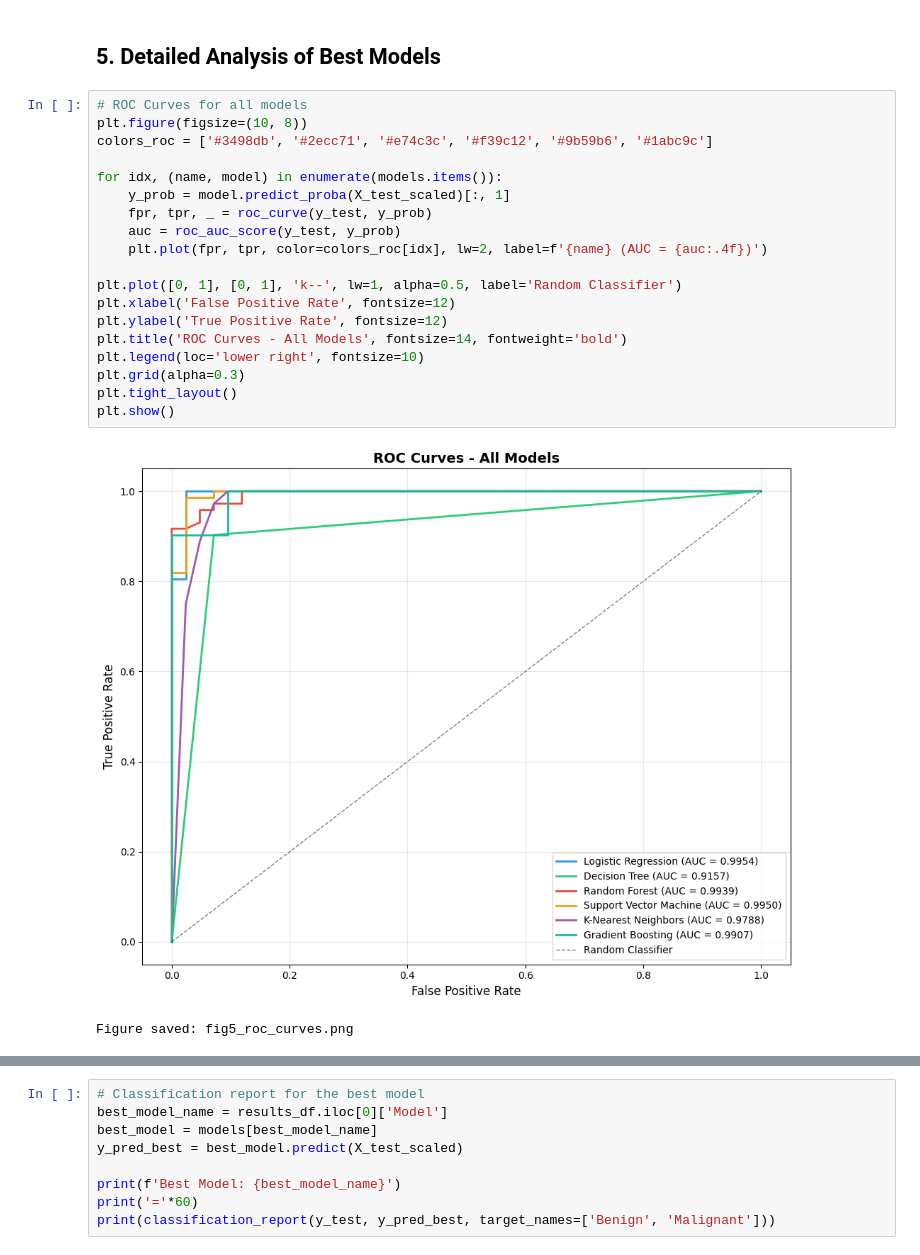
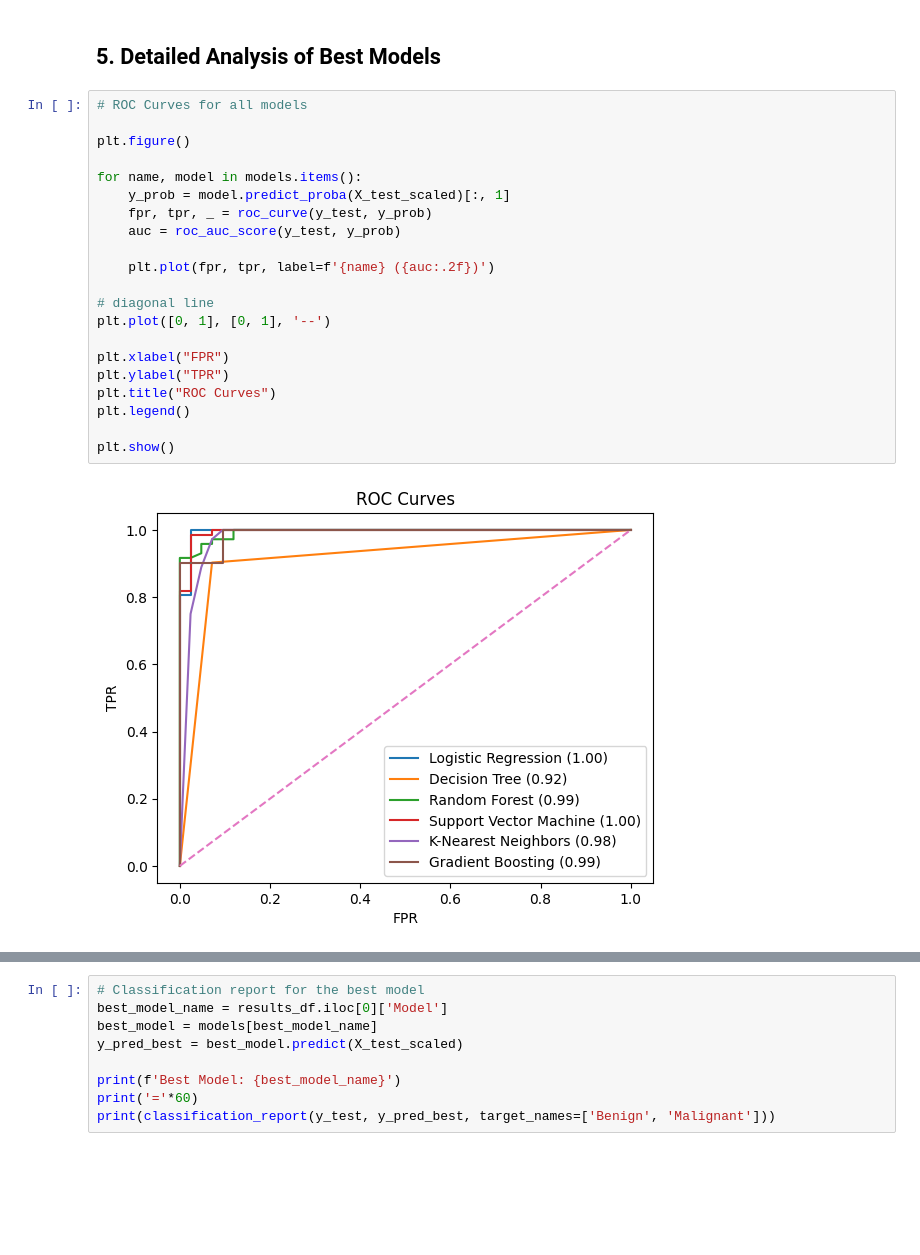
Before and after one commit to Ditty1/cancer-diagnosis-ml-model, a Jupyter notebook: cancer_baseline_model.ipynb, the cells around one changed output, grey strips where cells are left out. Cells and saved outputs as stored; diff of their text form; blank space fills up the shorter version.

```diff
--- a/cancer_baseline_model.ipynb
+++ b/cancer_baseline_model.ipynb
@@ -276,25 +297,26 @@ Figure saved: fig4_model_comparison.png
 ## 5. Detailed Analysis of Best Models
 # %%
 # ROC Curves for all models
-plt.figure(figsize=(10, 8))
-colors_roc = ['#3498db', '#2ecc71', '#e74c3c', '#f39c12', '#9b59b6', '#1abc9c']
 
-for idx, (name, model) in enumerate(models.items()):
+plt.figure()
+
+for name, model in models.items():
     y_prob = model.predict_proba(X_test_scaled)[:, 1]
     fpr, tpr, _ = roc_curve(y_test, y_prob)
     auc = roc_auc_score(y_test, y_prob)
-    plt.plot(fpr, tpr, color=colors_roc[idx], lw=2, label=f'{name} (AUC = {auc:.4f})')
 
-plt.plot([0, 1], [0, 1], 'k--', lw=1, alpha=0.5, label='Random Classifier')
-plt.xlabel('False Positive Rate', fontsize=12)
-plt.ylabel('True Positive Rate', fontsize=12)
-plt.title('ROC Curves - All Models', fontsize=14, fontweight='bold')
-plt.legend(loc='lower right', fontsize=10)
-plt.grid(alpha=0.3)
-plt.tight_layout()
+    plt.plot(fpr, tpr, label=f'{name} ({auc:.2f})')
+
+# diagonal line
+plt.plot([0, 1], [0, 1], '--')
+
+plt.xlabel("FPR")
+plt.ylabel("TPR")
+plt.title("ROC Curves")
+plt.legend()
+
 plt.show()
 # %% [output]
-[figure, old version]
+[figure, new version]
-Figure saved: fig5_roc_curves.png
 # %%
 # Confusion matrices for top 3 models
```
Also changed, not shown: parts of 9 cells of this notebook.
